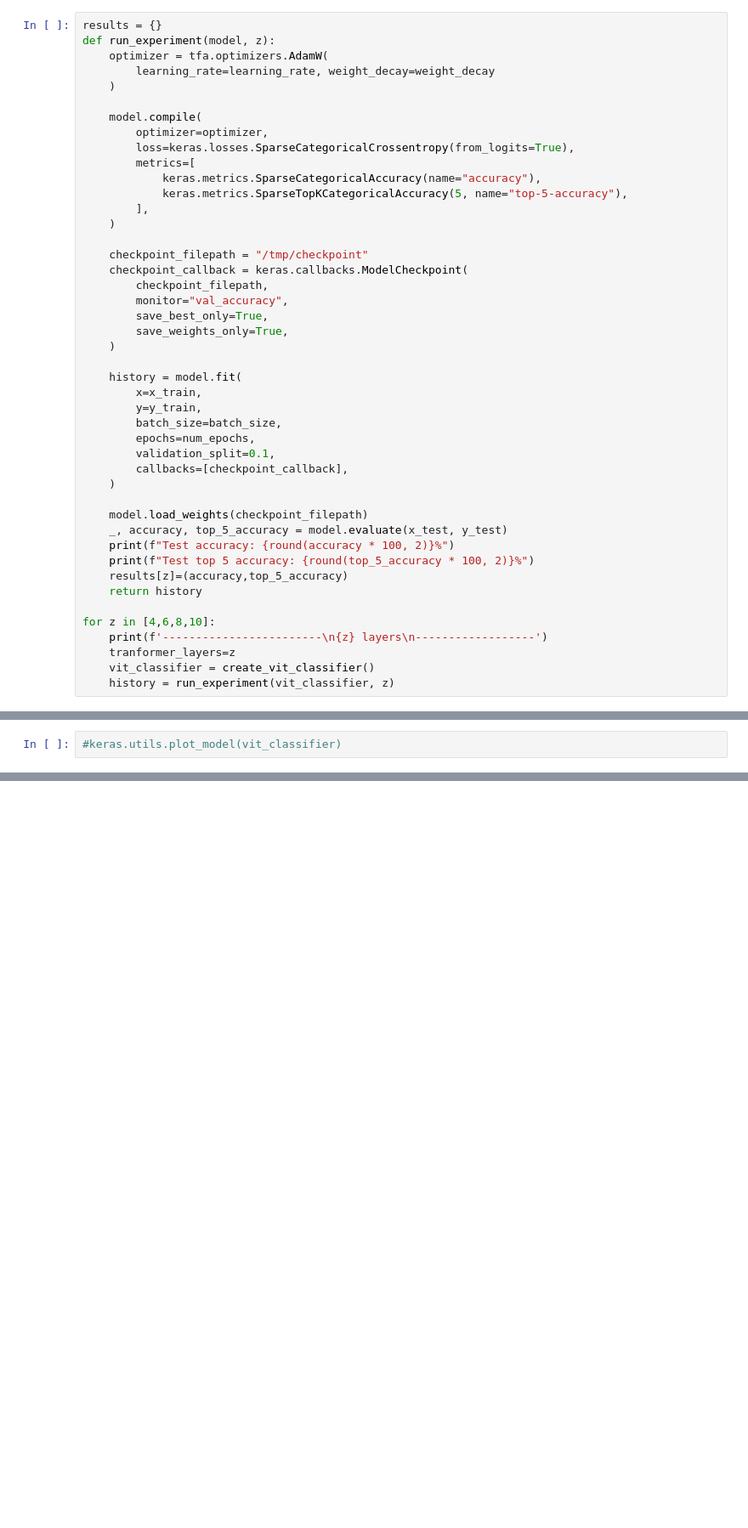
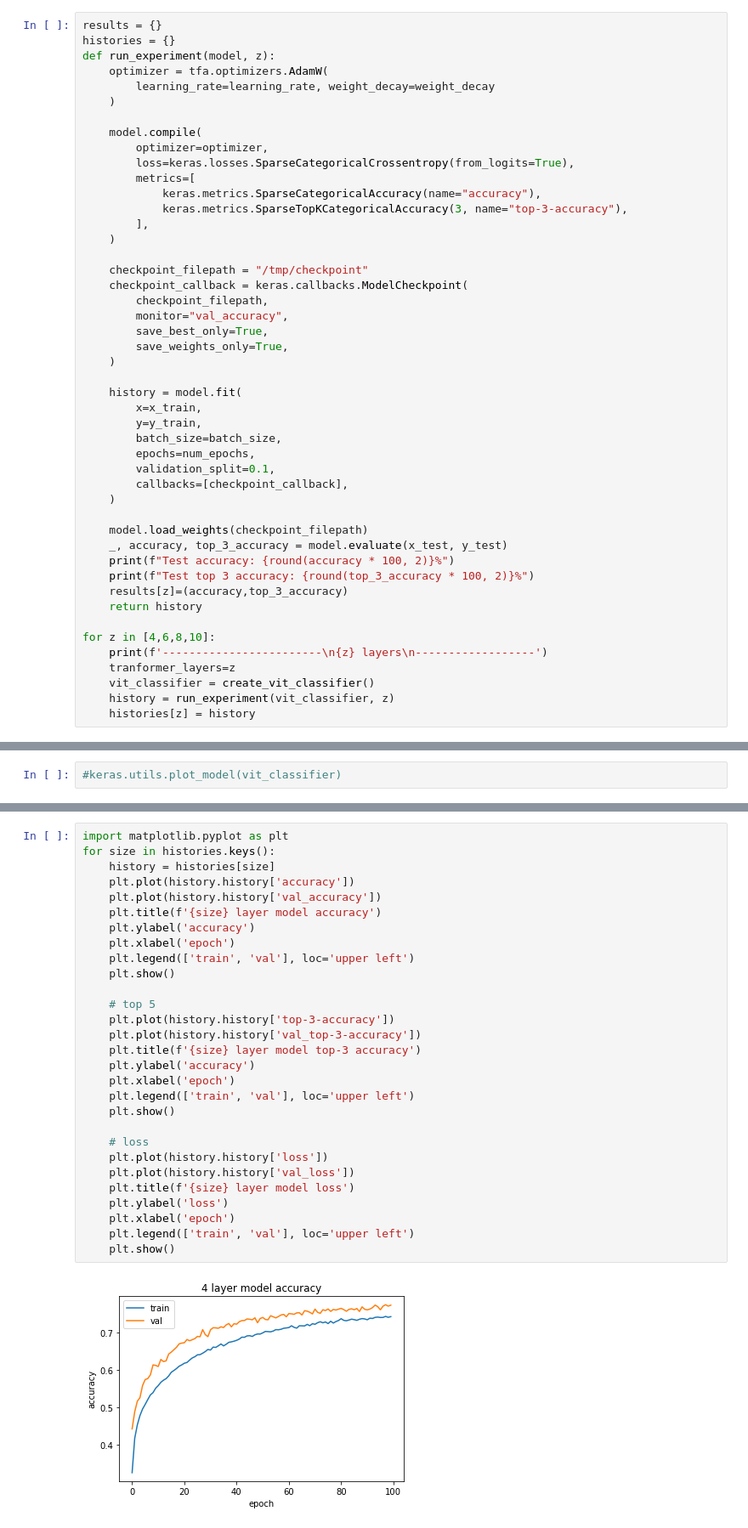
Before and after one commit to tim-inzitari/ViT-Exploration, a Jupyter notebook: tf/model.ipynb, the cells around one changed output, grey strips where cells are left out. Shown at 85% size. Drawn from its saved outputs; the diff is of its cells as text; blank space fills up the shorter version.

```diff
--- a/tf/model.ipynb
+++ b/tf/model.ipynb
@@ -143,6 +177,7 @@ def create_vit_classifier():
     return model
 # %%
 results = {}
+histories = {}
 def run_experiment(model, z):
     optimizer = tfa.optimizers.AdamW(
         learning_rate=learning_rate, weight_decay=weight_decay
@@ -153,7 +188,7 @@ def run_experiment(model, z):
         loss=keras.losses.SparseCategoricalCrossentropy(from_logits=True),
         metrics=[
             keras.metrics.SparseCategoricalAccuracy(name="accuracy"),
-            keras.metrics.SparseTopKCategoricalAccuracy(5, name="top-5-accuracy"),
+            keras.metrics.SparseTopKCategoricalAccuracy(3, name="top-3-accuracy"),
         ],
     )
 
@@ -175,10 +210,10 @@ def run_experiment(model, z):
     )
 
     model.load_weights(checkpoint_filepath)
-    _, accuracy, top_5_accuracy = model.evaluate(x_test, y_test)
+    _, accuracy, top_3_accuracy = model.evaluate(x_test, y_test)
     print(f"Test accuracy: {round(accuracy * 100, 2)}%")
-    print(f"Test top 5 accuracy: {round(top_5_accuracy * 100, 2)}%")
-    results[z]=(accuracy,top_5_accuracy)
+    print(f"Test top 3 accuracy: {round(top_3_accuracy * 100, 2)}%")
+    results[z]=(accuracy,top_3_accuracy)
     return history
 
 for z in [4,6,8,10]:
@@ -186,3 +221,4 @@ for z in [4,6,8,10]:
     tranformer_layers=z
     vit_classifier = create_vit_classifier()
     history = run_experiment(vit_classifier, z)
+    histories[z] = history
@@ -193,0 +262,31 @@ for i in results:
+# %%
+import matplotlib.pyplot as plt
+for size in histories.keys():
+    history = histories[size]
+    plt.plot(history.history['accuracy'])
+    plt.plot(history.history['val_accuracy'])
+    plt.title(f'{size} layer model accuracy')
+    plt.ylabel('accuracy')
+    plt.xlabel('epoch')
+    plt.legend(['train', 'val'], loc='upper left')
+    plt.show()
+
+    # top 5
+    plt.plot(history.history['top-3-accuracy'])
+    plt.plot(history.history['val_top-3-accuracy'])
+    plt.title(f'{size} layer model top-3 accuracy')
+    plt.ylabel('accuracy')
+    plt.xlabel('epoch')
+    plt.legend(['train', 'val'], loc='upper left')
+    plt.show()
+
+    # loss
+    plt.plot(history.history['loss'])
+    plt.plot(history.history['val_loss'])
+    plt.title(f'{size} layer model loss')
+    plt.ylabel('loss')
+    plt.xlabel('epoch')
+    plt.legend(['train', 'val'], loc='upper left')
+    plt.show()
+# %% [output]
+[figure, added]
```
Also changed, not shown: parts of 12 cells of this notebook.
